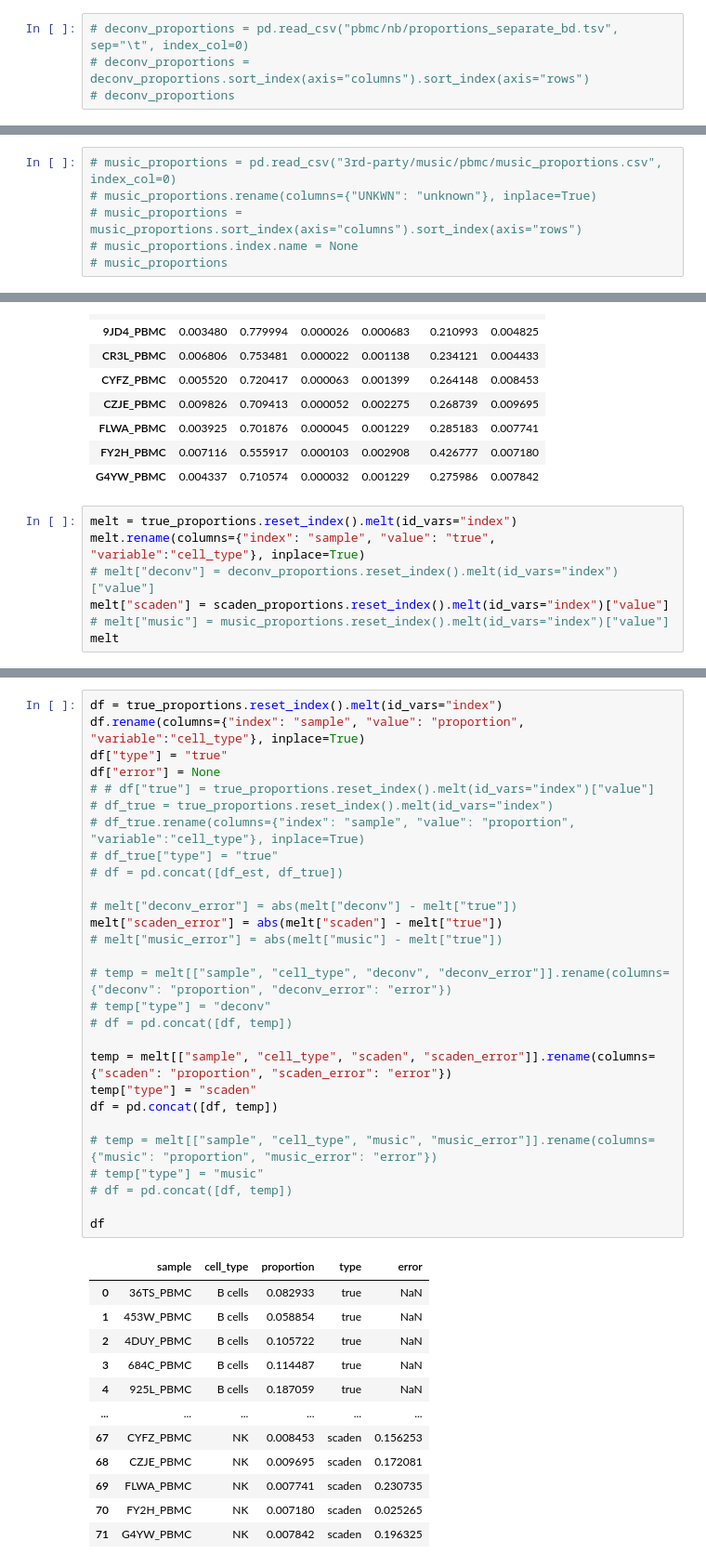
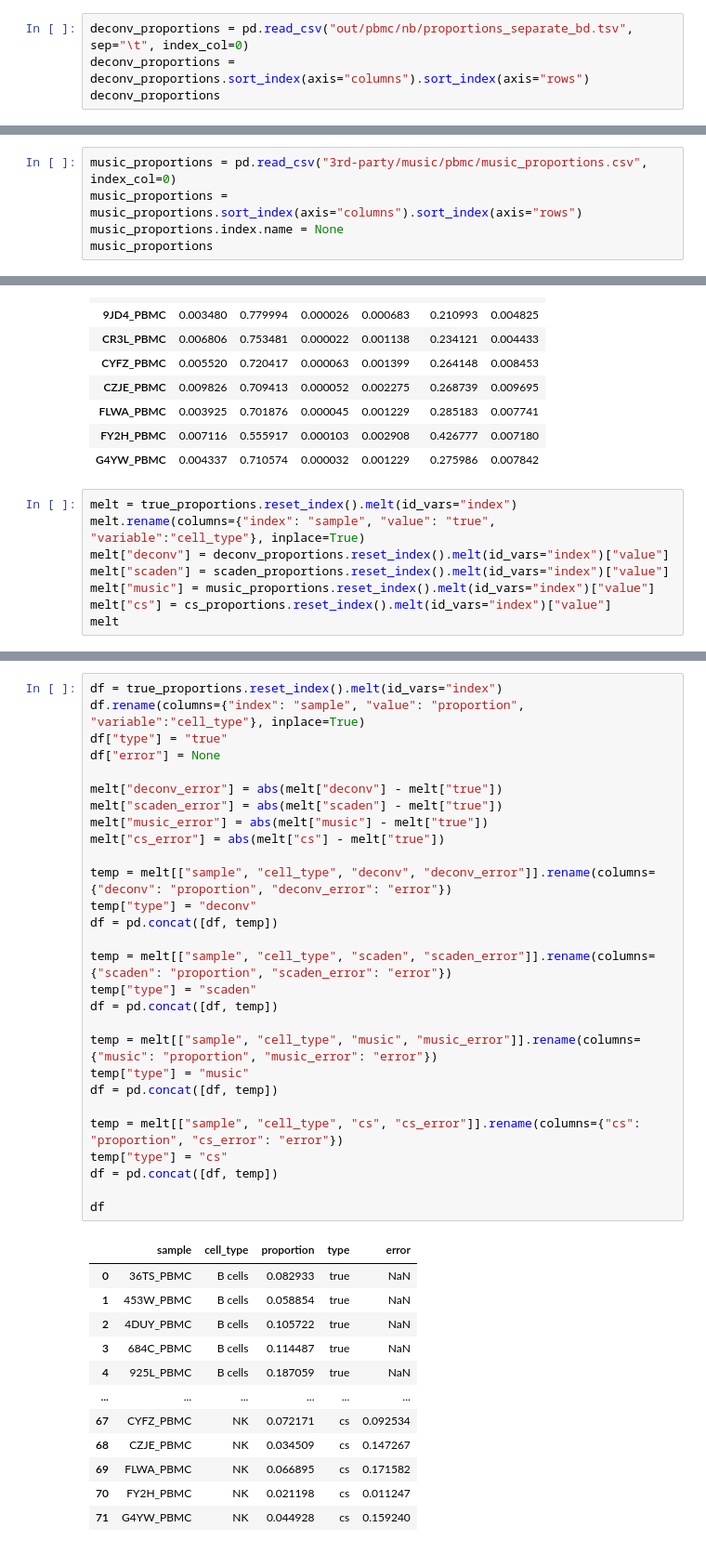
Before and after one commit to lutrarutra/deconv, a Jupyter notebook: benchmarks/pbmc_comparison.ipynb, the cells around one changed output, grey strips where cells are left out. Shown: that part at 93% size. Drawn from its saved outputs; the diff is of its cells as text.

```diff
--- a/benchmarks/pbmc_comparison.ipynb
+++ b/benchmarks/pbmc_comparison.ipynb
@@ -31,4 +50,4 @@ true_proportions
 # %%
-# deconv_proportions = pd.read_csv("pbmc/nb/proportions_separate_bd.tsv", sep="\t", index_col=0)
-# deconv_proportions = deconv_proportions.sort_index(axis="columns").sort_index(axis="rows")
-# deconv_proportions
+deconv_proportions = pd.read_csv("out/pbmc/nb/proportions_separate_bd.tsv", sep="\t", index_col=0)
+deconv_proportions = deconv_proportions.sort_index(axis="columns").sort_index(axis="rows")
+deconv_proportions
@@ -35,6 +68,5 @@ true_proportions
 # %%
-# music_proportions = pd.read_csv("3rd-party/music/pbmc/music_proportions.csv", index_col=0)
-# music_proportions.rename(columns={"UNKWN": "unknown"}, inplace=True)
-# music_proportions = music_proportions.sort_index(axis="columns").sort_index(axis="rows")
-# music_proportions.index.name = None
-# music_proportions
+music_proportions = pd.read_csv("3rd-party/music/pbmc/music_proportions.csv", index_col=0)
+music_proportions = music_proportions.sort_index(axis="columns").sort_index(axis="rows")
+music_proportions.index.name = None
+music_proportions
@@ -60,8 +106,9 @@ scaden_proportions
 # %%
 melt = true_proportions.reset_index().melt(id_vars="index")
 melt.rename(columns={"index": "sample", "value": "true", "variable":"cell_type"}, inplace=True)
-# melt["deconv"] = deconv_proportions.reset_index().melt(id_vars="index")["value"]
+melt["deconv"] = deconv_proportions.reset_index().melt(id_vars="index")["value"]
 melt["scaden"] = scaden_proportions.reset_index().melt(id_vars="index")["value"]
-# melt["music"] = music_proportions.reset_index().melt(id_vars="index")["value"]
+melt["music"] = music_proportions.reset_index().melt(id_vars="index")["value"]
+melt["cs"] = cs_proportions.reset_index().melt(id_vars="index")["value"]
 melt
 # %% [output]
@@ -104,41 +157,41 @@ SCADEN: Pearson correlation coefficient: 0.656, CCC: 0.453
 # %%
 df = true_proportions.reset_index().melt(id_vars="index")
 df.rename(columns={"index": "sample", "value": "proportion", "variable":"cell_type"}, inplace=True)
 df["type"] = "true"
 df["error"] = None
-# # df["true"] = true_proportions.reset_index().melt(id_vars="index")["value"]
-# df_true = true_proportions.reset_index().melt(id_vars="index")
-# df_true.rename(columns={"index": "sample", "value": "proportion", "variable":"cell_type"}, inplace=True)
-# df_true["type"] = "true"
-# df = pd.concat([df_est, df_true])
 
-# melt["deconv_error"] = abs(melt["deconv"] - melt["true"])
+melt["deconv_error"] = abs(melt["deconv"] - melt["true"])
 melt["scaden_error"] = abs(melt["scaden"] - melt["true"])
-# melt["music_error"] = abs(melt["music"] - melt["true"])
+melt["music_error"] = abs(melt["music"] - melt["true"])
+melt["cs_error"] = abs(melt["cs"] - melt["true"])
 
-# temp = melt[["sample", "cell_type", "deconv", "deconv_error"]].rename(columns={"deconv": "proportion", "deconv_error": "error"})
-# temp["type"] = "deconv"
-# df = pd.concat([df, temp])
+temp = melt[["sample", "cell_type", "deconv", "deconv_error"]].rename(columns={"deconv": "proportion", "deconv_error": "error"})
+temp["type"] = "deconv"
+df = pd.concat([df, temp])
 
 temp = melt[["sample", "cell_type", "scaden", "scaden_error"]].rename(columns={"scaden": "proportion", "scaden_error": "error"})
 temp["type"] = "scaden"
 df = pd.concat([df, temp])
 
-# temp = melt[["sample", "cell_type", "music", "music_error"]].rename(columns={"music": "proportion", "music_error": "error"})
-# temp["type"] = "music"
-# df = pd.concat([df, temp])
+temp = melt[["sample", "cell_type", "music", "music_error"]].rename(columns={"music": "proportion", "music_error": "error"})
+temp["type"] = "music"
+df = pd.concat([df, temp])
+
+temp = melt[["sample", "cell_type", "cs", "cs_error"]].rename(columns={"cs": "proportion", "cs_error": "error"})
+temp["type"] = "cs"
+df = pd.concat([df, temp])
 
 df
 # %% [output]
 |  | sample | cell_type | proportion | type | error |
 | 0 | 36TS_PBMC | B cells | 0.082933 | true | NaN |
 | 1 | 453W_PBMC | B cells | 0.058854 | true | NaN |
 | 2 | 4DUY_PBMC | B cells | 0.105722 | true | NaN |
 | 3 | 684C_PBMC | B cells | 0.114487 | true | NaN |
 | 4 | 925L_PBMC | B cells | 0.187059 | true | NaN |
 | ... | ... | ... | ... | ... | ... |
-| 67 | CYFZ_PBMC | NK | 0.008453 | scaden | 0.156253 |
-| 68 | CZJE_PBMC | NK | 0.009695 | scaden | 0.172081 |
-| 69 | FLWA_PBMC | NK | 0.007741 | scaden | 0.230735 |
-| 70 | FY2H_PBMC | NK | 0.007180 | scaden | 0.025265 |
-| 71 | G4YW_PBMC | NK | 0.007842 | scaden | 0.196325 |
+| 67 | CYFZ_PBMC | NK | 0.072171 | cs | 0.092534 |
+| 68 | CZJE_PBMC | NK | 0.034509 | cs | 0.147267 |
+| 69 | FLWA_PBMC | NK | 0.066895 | cs | 0.171582 |
+| 70 | FY2H_PBMC | NK | 0.021198 | cs | 0.011247 |
+| 71 | G4YW_PBMC | NK | 0.044928 | cs | 0.159240 |
```
Also changed, not shown: parts of 11 cells of this notebook, 9 other files.
